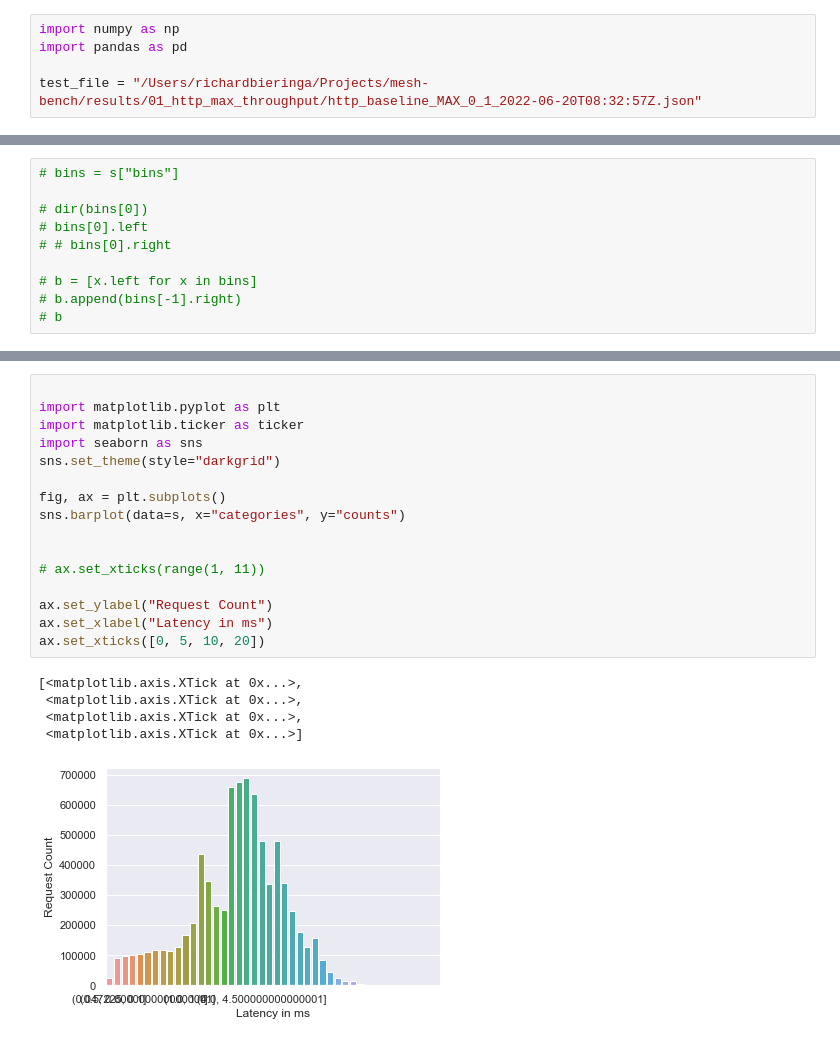
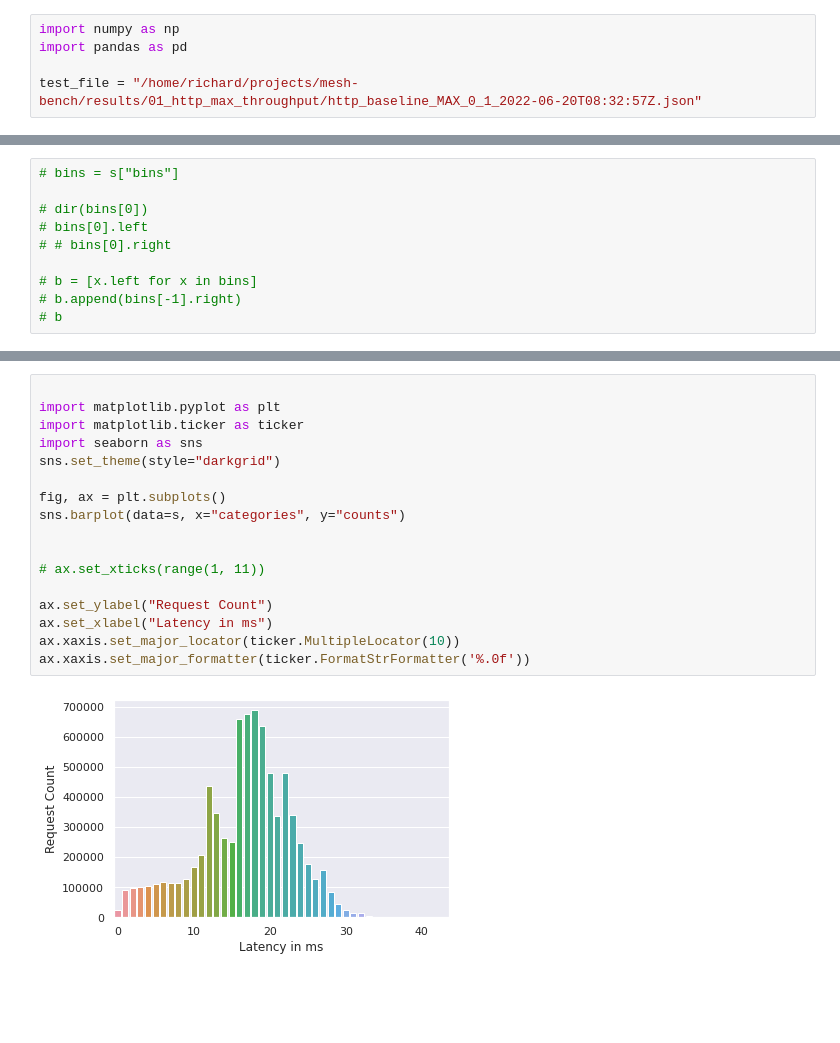
Before and after one commit to RichardBieringa/mesh-bench, a Jupyter notebook: viz/exploration.ipynb, the cells around one changed output, grey strips where cells are left out. Cells and saved outputs as stored; diff of their text form; blank space fills up the shorter version.

```diff
--- a/viz/exploration.ipynb
+++ b/viz/exploration.ipynb
@@ -2,7 +2,7 @@
 import numpy as np
 import pandas as pd
 
-test_file = "/Users/richardbieringa/Projects/mesh-bench/results/01_http_max_throughput/http_baseline_MAX_0_1_2022-06-20T08:32:57Z.json"
+test_file = "/home/richard/projects/mesh-bench/results/01_http_max_throughput/http_baseline_MAX_0_1_2022-06-20T08:32:57Z.json"
 # %%
 s = pd.read_json(test_file, typ="series")
 
@@ -116,25 +113,22 @@ ax.set_xticks([0, 5, 10, 20])
 # %%
 
 import matplotlib.pyplot as plt
 import matplotlib.ticker as ticker
 import seaborn as sns
 sns.set_theme(style="darkgrid")
 
 fig, ax = plt.subplots()
 sns.barplot(data=s, x="categories", y="counts")
 
 
 # ax.set_xticks(range(1, 11))
 
 ax.set_ylabel("Request Count")
 ax.set_xlabel("Latency in ms")
-ax.set_xticks([0, 5, 10, 20])
+ax.xaxis.set_major_locator(ticker.MultipleLocator(10))
+ax.xaxis.set_major_formatter(ticker.FormatStrFormatter('%.0f'))
 # %% [output]
-[<matplotlib.axis.XTick at 0x...>,
- <matplotlib.axis.XTick at 0x...>,
- <matplotlib.axis.XTick at 0x...>,
- <matplotlib.axis.XTick at 0x...>]
-[figure, old version]
+[figure, new version]
 # %%
 import matplotlib.pyplot as plt
 import matplotlib.ticker as ticker
```
Also changed, not shown: parts of 9 cells of this notebook, 1 other file.
